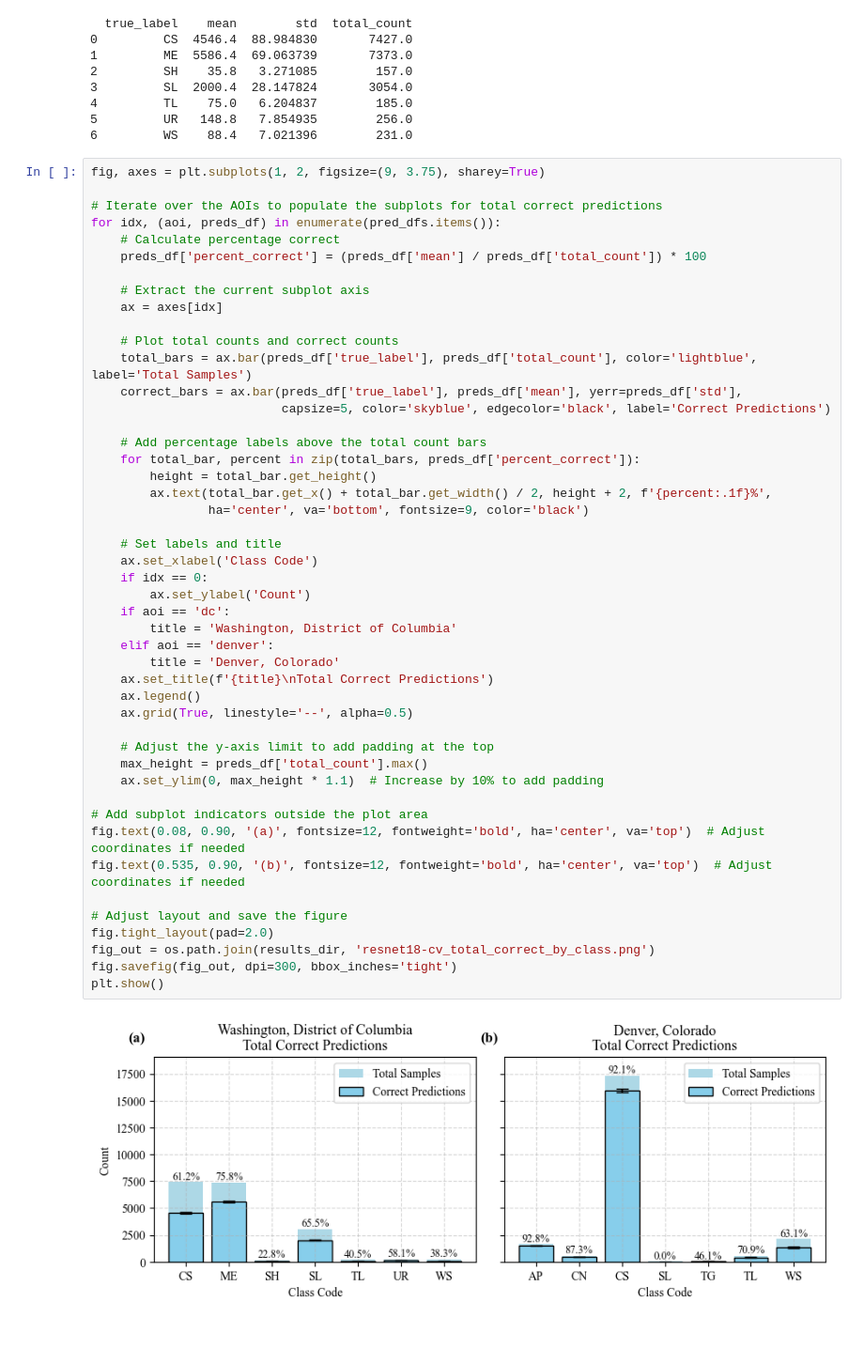
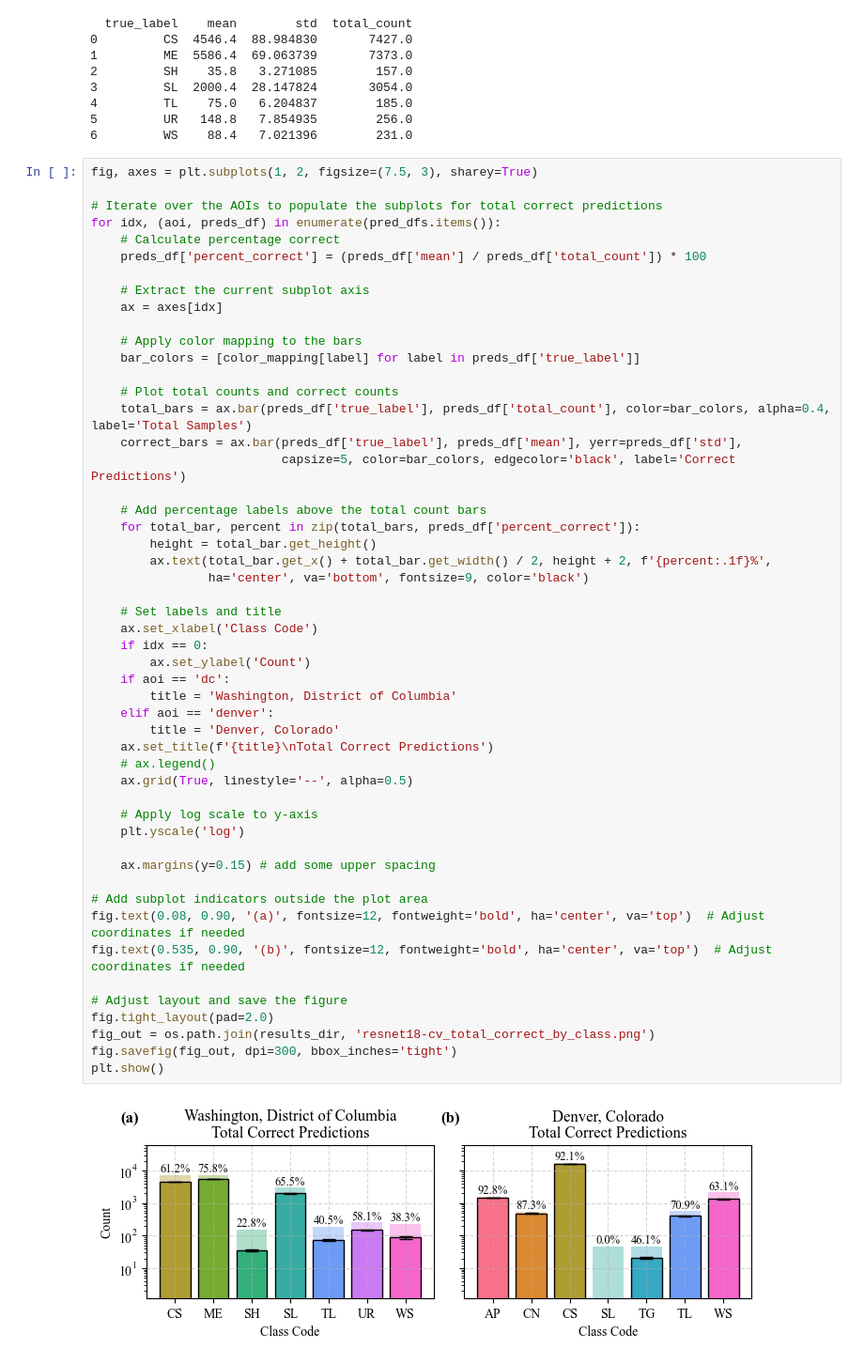
Before and after one commit to maxwellCcook/rooftop-mapping, a Jupyter notebook: code/_model-results_plots.ipynb, the cells around one changed output. Shown at 94% size. Cells and saved outputs as stored; diff of their text form; blank space fills up the shorter version.

```diff
--- a/code/_model-results_plots.ipynb
+++ b/code/_model-results_plots.ipynb
@@ -204,7 +240,7 @@ print(pred_dfs['dc'])
 5         UR   148.8   7.854935        256.0
 6         WS    88.4   7.021396        231.0
 # %%
-fig, axes = plt.subplots(1, 2, figsize=(9, 3.75), sharey=True)
+fig, axes = plt.subplots(1, 2, figsize=(7.5, 3), sharey=True)
 
 # Iterate over the AOIs to populate the subplots for total correct predictions
 for idx, (aoi, preds_df) in enumerate(pred_dfs.items()):
@@ -214,42 +250,46 @@ for idx, (aoi, preds_df) in enumerate(pred_dfs.items()):
     # Extract the current subplot axis
     ax = axes[idx]
 
+    # Apply color mapping to the bars
+    bar_colors = [color_mapping[label] for label in preds_df['true_label']]
+
     # Plot total counts and correct counts
-    total_bars = ax.bar(preds_df['true_label'], preds_df['total_count'], color='lightblue', label='Total Samples')
+    total_bars = ax.bar(preds_df['true_label'], preds_df['total_count'], color=bar_colors, alpha=0.4, label='Total Samples')
     correct_bars = ax.bar(preds_df['true_label'], preds_df['mean'], yerr=preds_df['std'],
-                          capsize=5, color='skyblue', edgecolor='black', label='Correct Predictions')
+                          capsize=5, color=bar_colors, edgecolor='black', label='Correct Predictions')
 
     # Add percentage labels above the total count bars
     for total_bar, percent in zip(total_bars, preds_df['percent_correct']):
         height = total_bar.get_height()
         ax.text(total_bar.get_x() + total_bar.get_width() / 2, height + 2, f'{percent:.1f}%',
                 ha='center', va='bottom', fontsize=9, color='black')
 
     # Set labels and title
     ax.set_xlabel('Class Code')
     if idx == 0:
         ax.set_ylabel('Count')
     if aoi == 'dc':
         title = 'Washington, District of Columbia'
     elif aoi == 'denver':
         title = 'Denver, Colorado'
     ax.set_title(f'{title}\nTotal Correct Predictions')
-    ax.legend()
+    # ax.legend()
     ax.grid(True, linestyle='--', alpha=0.5)
 
-    # Adjust the y-axis limit to add padding at the top
-    max_height = preds_df['total_count'].max()
-    ax.set_ylim(0, max_height * 1.1)  # Increase by 10% to add padding
+    # Apply log scale to y-axis
+    plt.yscale('log')
+
+    ax.margins(y=0.15) # add some upper spacing
 
 # Add subplot indicators outside the plot area
 fig.text(0.08, 0.90, '(a)', fontsize=12, fontweight='bold', ha='center', va='top')  # Adjust coordinates if needed
 fig.text(0.535, 0.90, '(b)', fontsize=12, fontweight='bold', ha='center', va='top')  # Adjust coordinates if needed
 
 # Adjust layout and save the figure
 fig.tight_layout(pad=2.0)
 fig_out = os.path.join(results_dir, 'resnet18-cv_total_correct_by_class.png')
 fig.savefig(fig_out, dpi=300, bbox_inches='tight')
 plt.show()
 # %% [output]
-[figure, old version]
+[figure, new version]
 # %%
```
Also changed, not shown: parts of 14 cells of this notebook, 4 other files.
